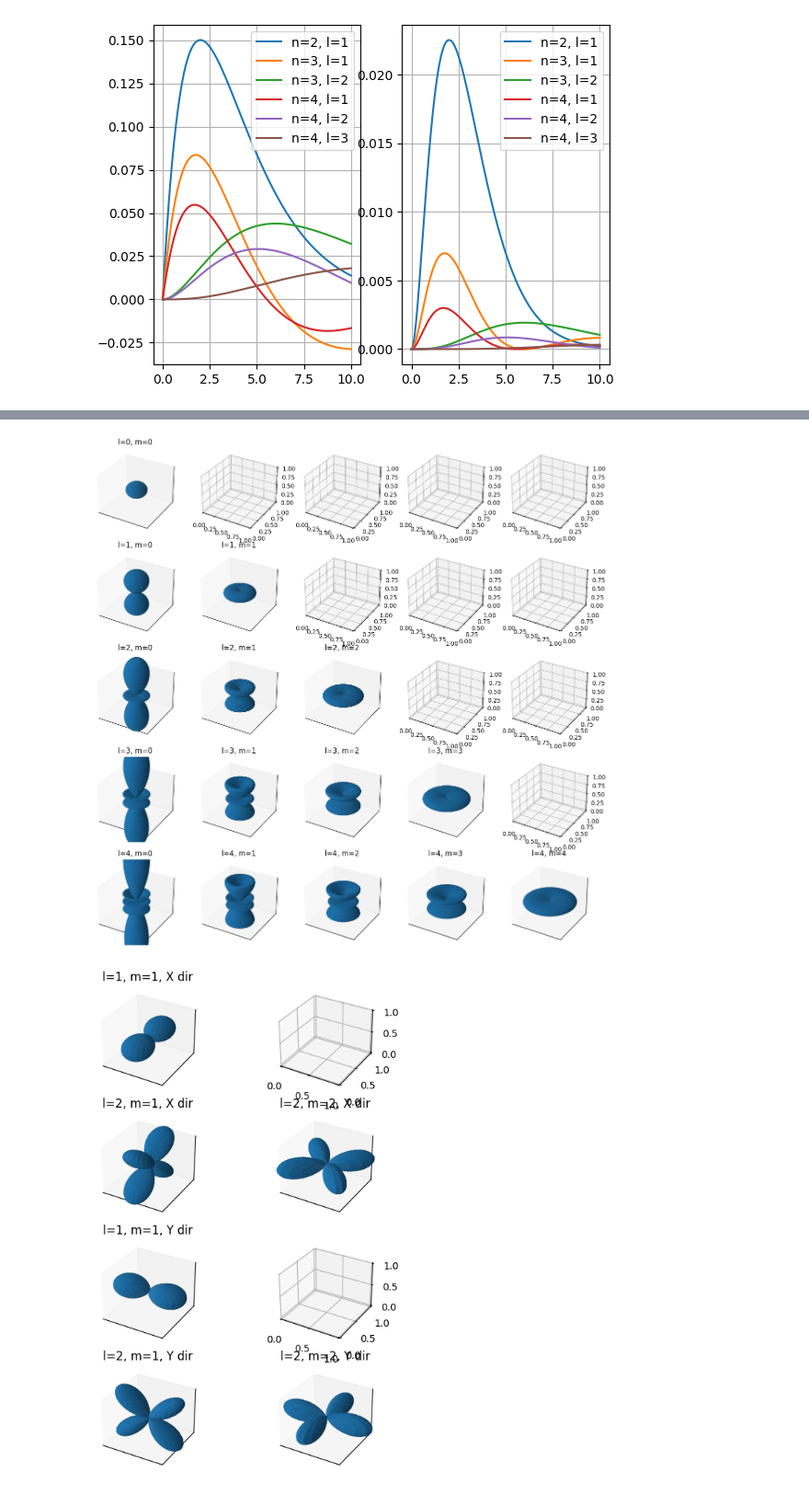
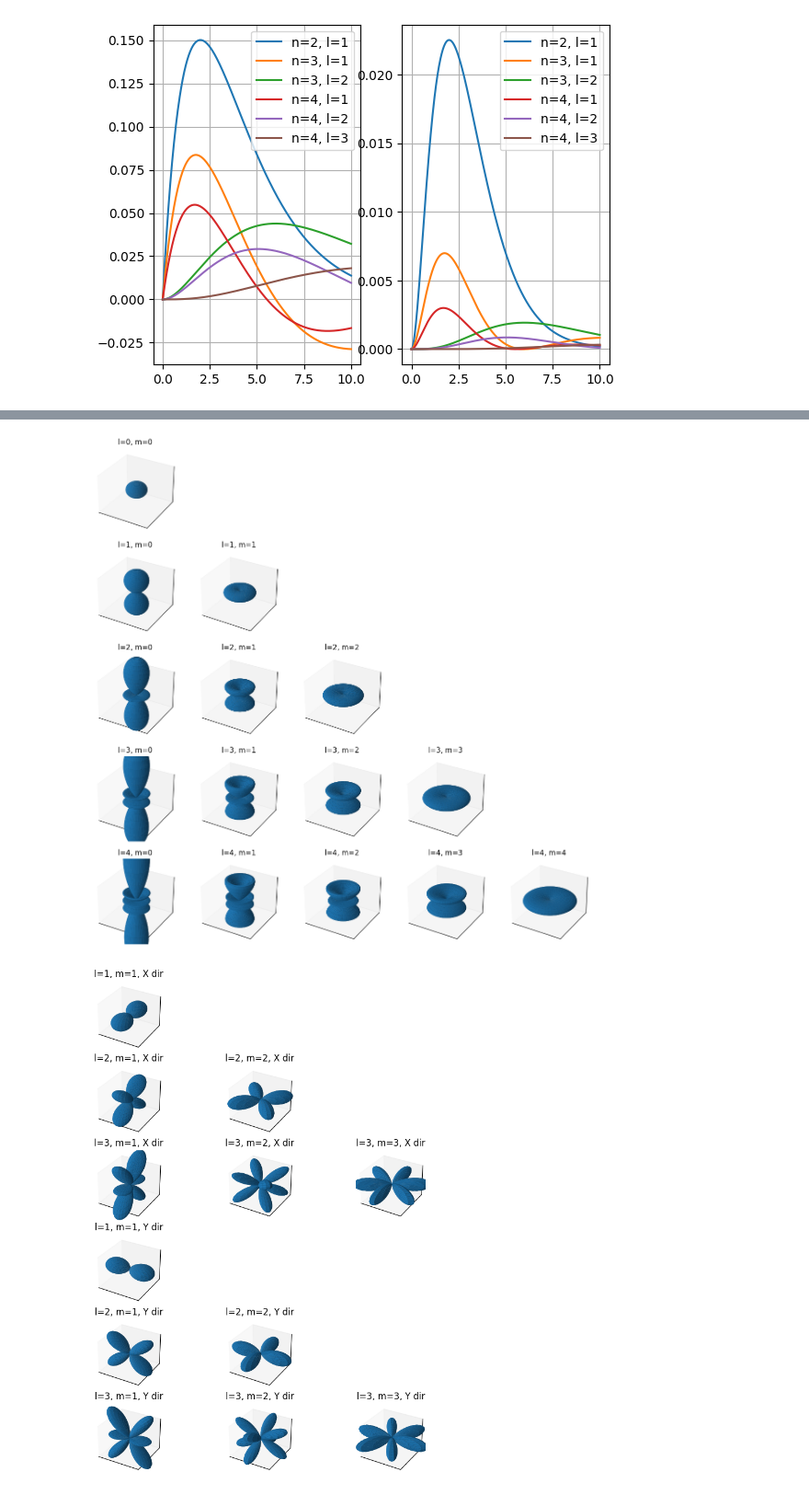
Before and after one commit to Juanes2001/PythonProject, a Jupyter notebook: AQM/Tarea5/Punto_12345.ipynb, the cells around one changed output, grey strips where cells are left out. Shown at 92% size. Saved outputs shown, nothing was run; the diff lists cells and outputs as text; code cells hidden in the pictures.

```diff
--- a/AQM/Tarea5/Punto_12345.ipynb
+++ b/AQM/Tarea5/Punto_12345.ipynb
@@ -165,23 +145,28 @@ for l in range(ll):
 
         X = rr*np.sin(Tvals)*np.cos(Pvals)
         Y = rr*np.sin(Tvals)*np.sin(Pvals)
-        Z = rr*np.cos(Tvals)
+        z = rr*np.cos(Tvals)
 
 
         ax.set_title(f"l={l}, m={m}")
-        ax.plot_surface( X,Y,Z )
+        ax.plot_surface( X,Y,z )
         ax.set_xlim(-0.2,0.2)
         ax.set_ylim(-0.2,0.2)
         ax.set_zlim(-0.2,0.2)
         ax.set_xticks([])
         ax.set_yticks([])
         ax.set_zticks([])
+
+
+for i in range(np.shape(axes)[0]):
+    for j in range(i+1,np.shape(axes)[1]):
+        axes[i, j].set_visible(False)
 # %% [output]
-[figure, old version]
+[figure, new version]
 # %%
 #AHora dibujaremos los armonicos esfericos para las direcciones X y Y
 
-ll = 3
+ll = 4
 mm = [i for i in range(1,ll)]  # e.g., [-3, -2, -1, 0, 1, 2, 3]
 
 # Create the figure and axes
@@ -209,31 +194,42 @@ for l in range(1,ll):
         rr2 = np.abs(np.conjugate(yeferic)*yeferic)
 
 
 
         X1 = rr1*np.sin(Tvals)*np.cos(Pvals)
         Y1 = rr1*np.sin(Tvals)*np.sin(Pvals)
         Z1 = rr1*np.cos(Tvals)
 
         X2 = rr2*np.sin(Tvals)*np.cos(Pvals)
         Y2 = rr2*np.sin(Tvals)*np.sin(Pvals)
         Z2 = rr2*np.cos(Tvals)
 
         ax1.set_title(f"l={l}, m={m}, X dir")
         ax1.plot_surface( X1,Y1,Z1 )
         ax1.set_xlim(-0.2,0.2)
         ax1.set_ylim(-0.2,0.2)
         ax1.set_zlim(-0.2,0.2)
         ax1.set_xticks([])
         ax1.set_yticks([])
         ax1.set_zticks([])
 
+
         ax2.set_title(f"l={l}, m={m}, Y dir")
         ax2.plot_surface( X2,Y2,Z2 )
         ax2.set_xlim(-0.2,0.2)
         ax2.set_ylim(-0.2,0.2)
         ax2.set_zlim(-0.2,0.2)
         ax2.set_xticks([])
         ax2.set_yticks([])
         ax2.set_zticks([])
+
+
+
+for i in range(np.shape(axes)[0]):
+    if i >=3:
+        k = i-3
+    else:
+        k = i
+    for j in range(k+1,np.shape(axes)[1]):
+        axes[i, j].set_visible(False)
 # %% [output]
-[figure, old version]
+[figure, new version]
```
Also changed, not shown: parts of 5 cells of this notebook.
